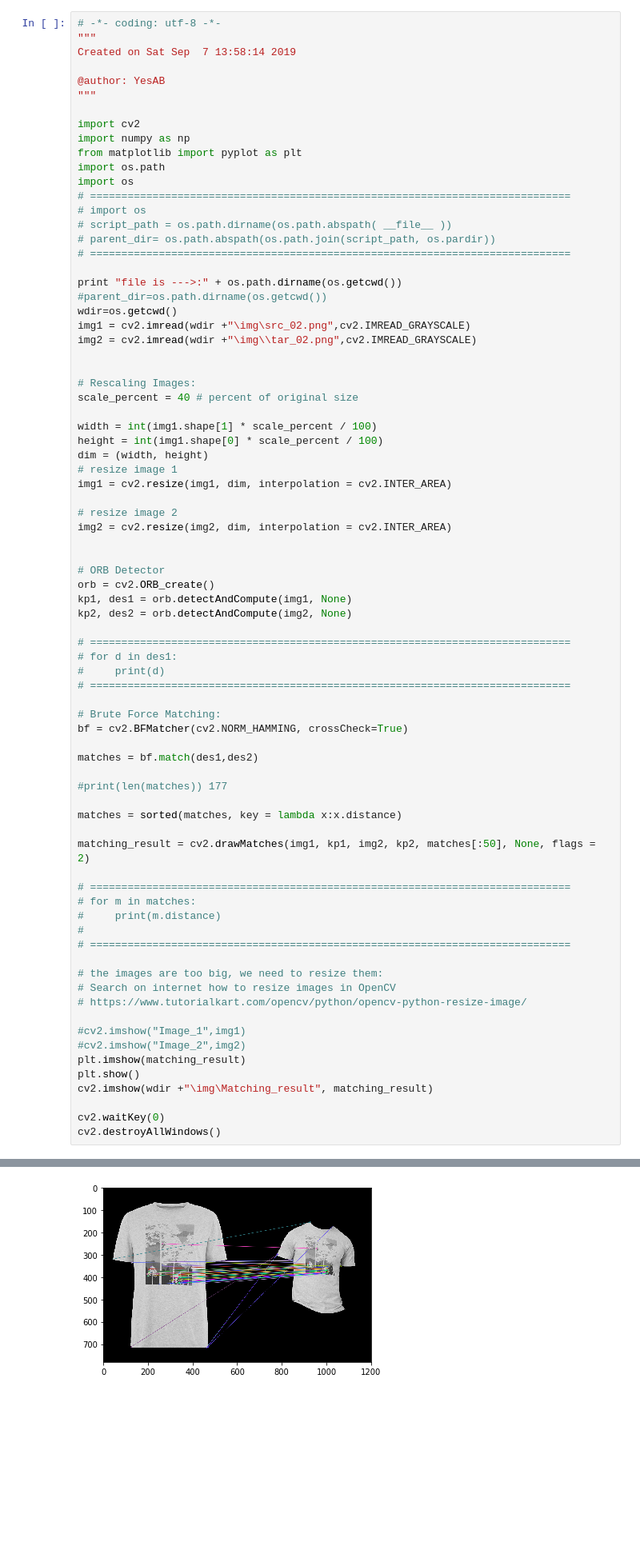
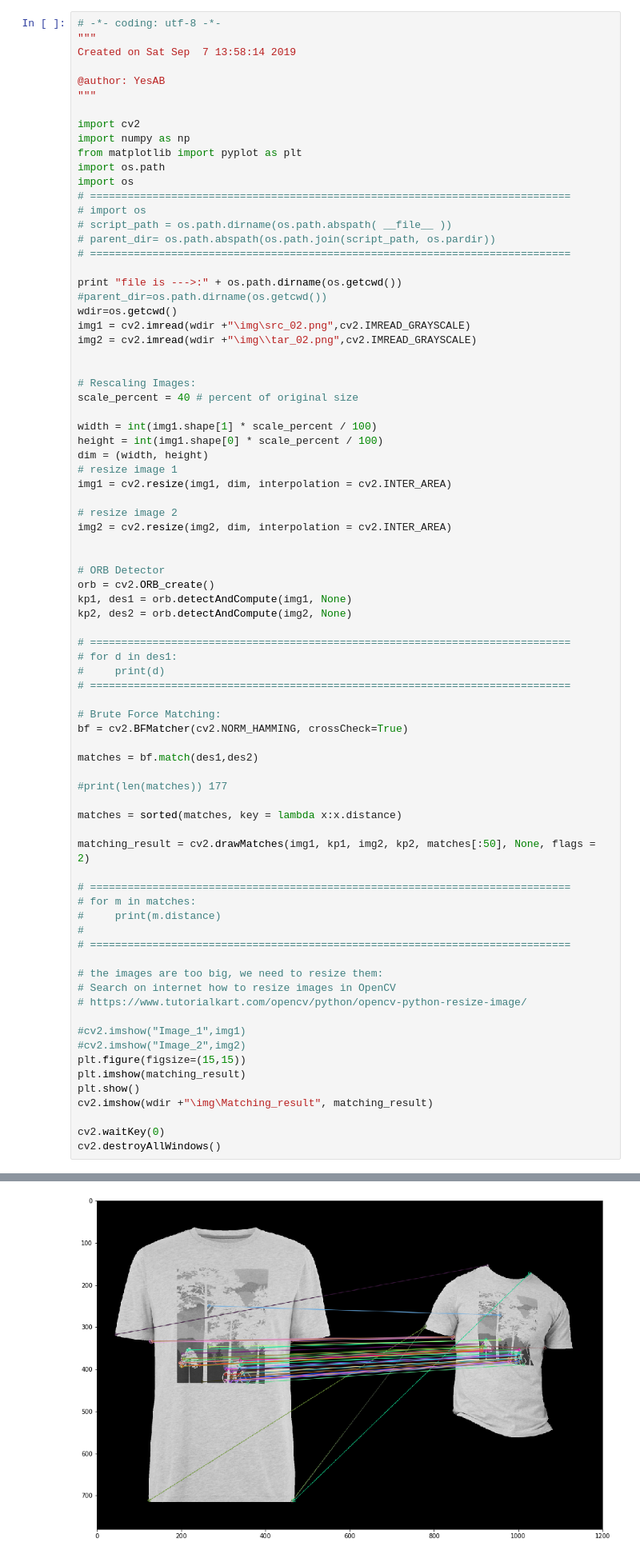
Before and after one commit to YAssineAbGit/Feature_Matching__AI_Technical_Task, a Jupyter notebook: Yepic_Workflow_python.ipynb, the cells around one changed output, grey strips where cells are left out. Shown: that part at 80% size. Cells and saved outputs as stored; diff of their text form; blank space fills up the shorter version.

Commit message:
plot and file run

```diff
--- a/Yepic_Workflow_python.ipynb
+++ b/Yepic_Workflow_python.ipynb
@@ -116,32 +121,33 @@ kp2, des2 = orb.detectAndCompute(img2, None)
 bf = cv2.BFMatcher(cv2.NORM_HAMMING, crossCheck=True)
 
 matches = bf.match(des1,des2)
 
 #print(len(matches)) 177
 
 matches = sorted(matches, key = lambda x:x.distance)
 
 matching_result = cv2.drawMatches(img1, kp1, img2, kp2, matches[:50], None, flags = 2)
 
 # =============================================================================
 # for m in matches:
 #     print(m.distance)
 #
 # =============================================================================
 
 # the images are too big, we need to resize them:
 # Search on internet how to resize images in OpenCV
 # https://www.tutorialkart.com/opencv/python/opencv-python-resize-image/
 
 #cv2.imshow("Image_1",img1)
 #cv2.imshow("Image_2",img2)
+plt.figure(figsize=(15,15))
 plt.imshow(matching_result)
 plt.show()
 cv2.imshow(wdir +"\img\Matching_result", matching_result)
 
 cv2.waitKey(0)
 cv2.destroyAllWindows()
 # %% [output]
 file is --->:C:\Users\YESSINE AB
-[figure, old version]
+[figure, new version]
 # %%
```
Also changed, not shown: parts of 4 cells of this notebook, 2 other files.
